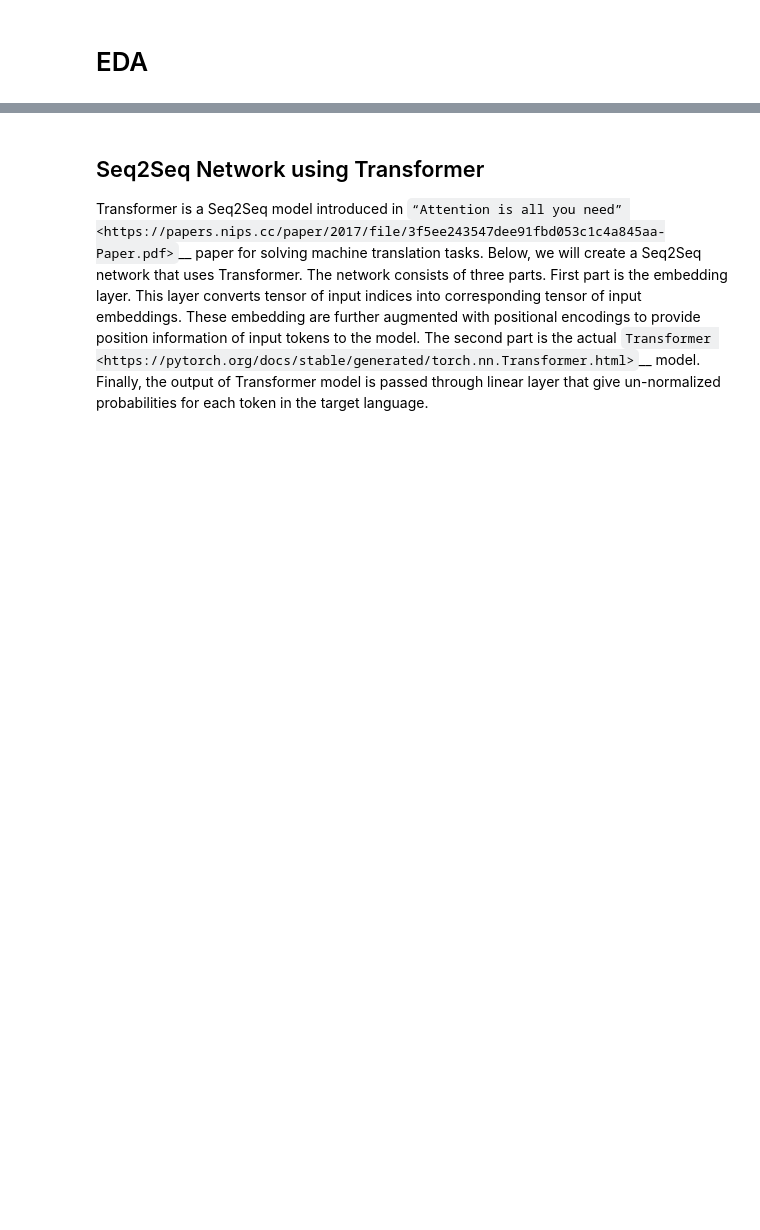
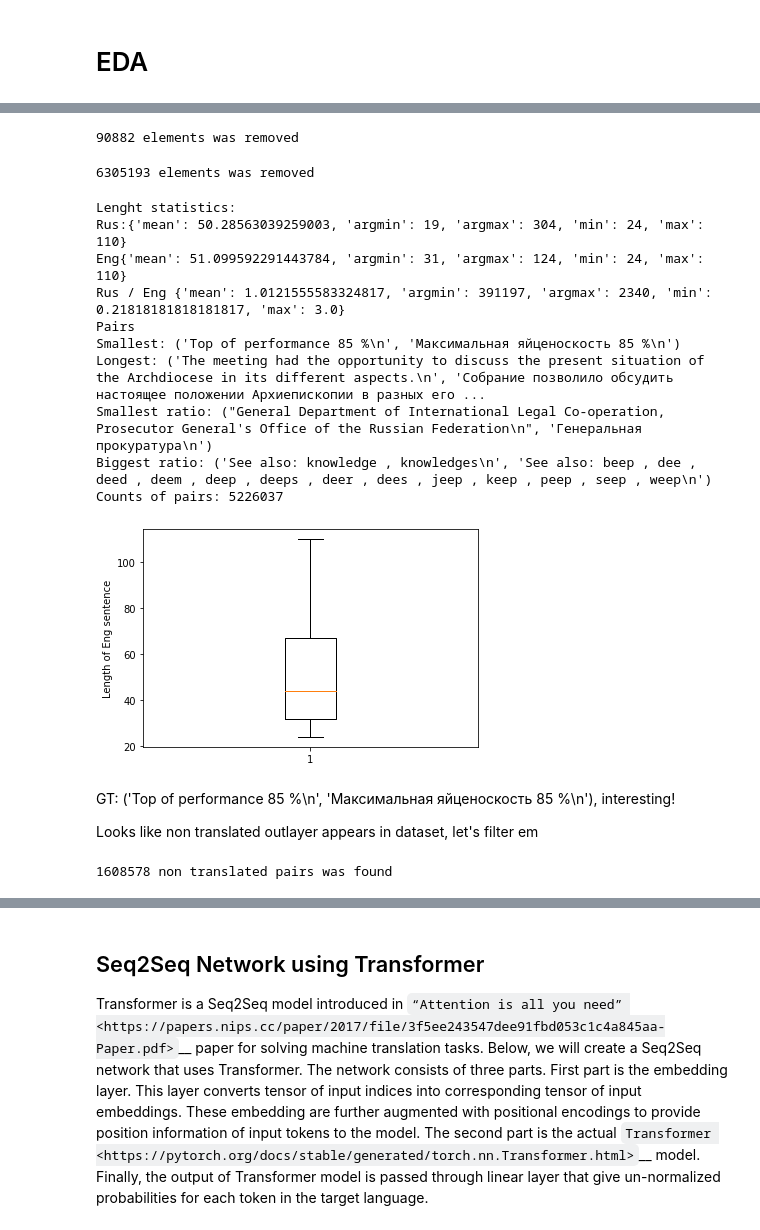
Before and after one commit to kprokofi/cv_text_classification, a Jupyter notebook: translation_transformer.ipynb, the cells around one changed output, grey strips where cells are left out. Drawn from its saved outputs; the diff is of its cells as text; code cells hidden in the pictures; blank space fills up the shorter version.

```diff
--- a/translation_transformer.ipynb
+++ b/translation_transformer.ipynb
@@ -97,0 +244,9 @@ that yields a pair of source-target raw sentences.
+# %%
+def get_pair(idx):
+    return filtered_lines['eng'][idx], filtered_lines['rus'][idx]
+
+
+np.random.seed(42)
+print('Pairs with bad ratio examples:')
+for idx in np.random.choice(bad_ratio_idxs, 10):
+    print(get_pair(idx))
@@ -97,0 +265,55 @@ that yields a pair of source-target raw sentences.
+# %%
+good_ri = set(range(len(ratious))) - set(bad_ratio_idxs)
+
+ratious[list(good_ri)].max()
+for key in ['eng', 'rus']:
+    filtered_lines[key] = [sent for idx, sent in enumerate(filtered_lines[key]) if idx in good_ri]
+
+print(f'{len(bad_ratio_idxs)} elements was removed')
+# %% [output]
+90882 elements was removed
+# %%
+outlayers_idxs = {idx for lang in ['rus', 'eng']
+                  for idx, data in enumerate(filtered_lines[lang])
+                  if len(data) < min_q  or len(data) > max_q}
+
+#outlayers_idxs.union(set(bad_ratio_idxs))
+
+filtered_lines_filter_q = {}
+for key, data in filtered_lines.items():
+    filtered_lines_filter_q[key] = [sent for idx, sent in enumerate(data)
+                                    if idx not in outlayers_idxs]
+
+print(f'{len(outlayers_idxs)} elements was removed')
+# %% [output]
+6305193 elements was removed
+# %%
+stat_filtered_q = get_statistics(filtered_lines_filter_q['rus'],
+                                 filtered_lines_filter_q['eng'])
+print(stat_filtered_q[0])
+plot_counts_boxplot(stat_filtered_q)
+# %% [output]
+Lenght statistics:
+Rus:{'mean': 50.28563039259003, 'argmin': 19, 'argmax': 304, 'min': 24, 'max': 110}
+Eng{'mean': 51.099592291443784, 'argmin': 31, 'argmax': 124, 'min': 24, 'max': 110}
+Rus / Eng {'mean': 1.0121555583324817, 'argmin': 391197, 'argmax': 2340, 'min': 0.21818181818181817, 'max': 3.0}
+Pairs
+Smallest: ('Top of performance 85 %\n', 'Максимальная яйценоскость 85 %\n')
+Longest: ('The meeting had the opportunity to discuss the present situation of the Archdiocese in its different aspects.\n', 'Собрание позволило обсудить настоящее положении Архиепископии в разных его ...
+Smallest ratio: ("General Department of International Legal Co-operation, Prosecutor General's Office of the Russian Federation\n", 'Генеральная прокуратура\n')
+Biggest ratio: ('See also: knowledge , knowledges\n', 'See also: beep , dee , deed , deem , deep , deeps , deer , dees , jeep , keep , peep , seep , weep\n')
+Counts of pairs: 5226037
+[figure, added]
+# %% [markdown]
+GT: ('Top of performance 85 %\n', 'Максимальная яйценоскость 85 %\n'), interesting!
+
+Looks like non translated outlayer appears in dataset, let's filter em
+# %%
+russian_alph = 'абвгдеёжзийклмнопрстуфхцчшщъыьэюя'
+any_russian_ch = lambda x: any(rus_ch in x for rus_ch in russian_alph)
+
+non_translated_idxs = {idx for idx, data in enumerate(filtered_lines_filter_q['rus'])
+                       if not any_russian_ch(data)}
+print(f'{len(non_translated_idxs)} non translated pairs was found')
+# %% [output]
+1608578 non translated pairs was found
```
Also changed, not shown: parts of 43 cells of this notebook.
